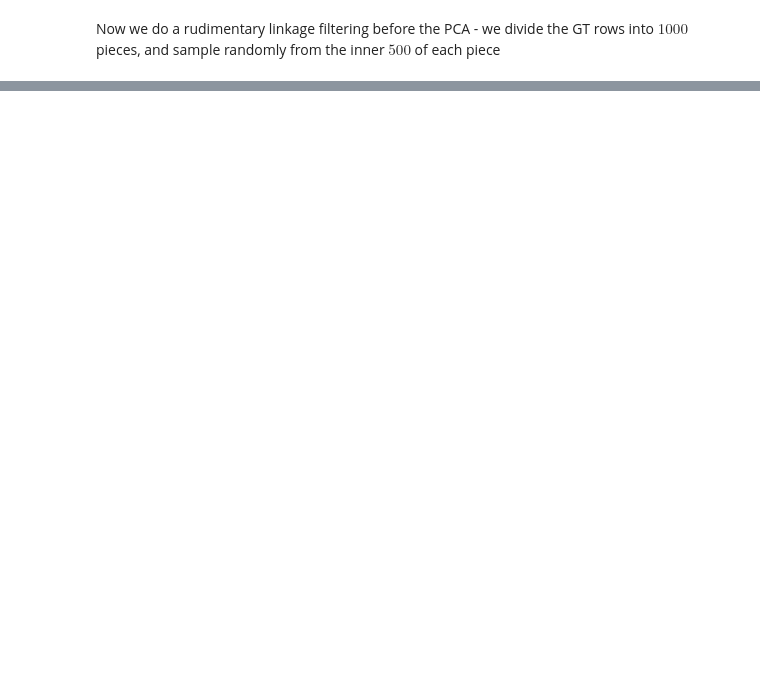
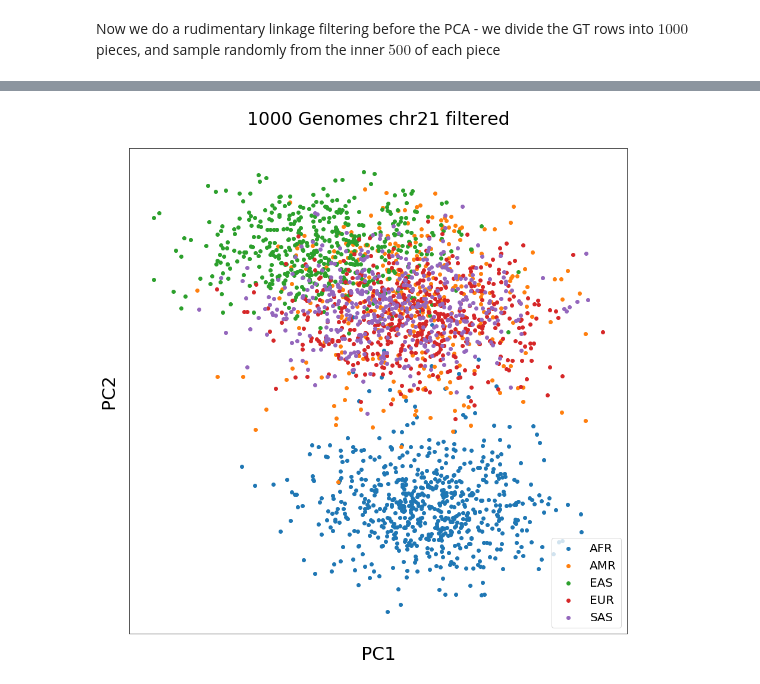
Before and after one commit to chrisporras/1000Genomes-PCA, a Jupyter notebook: notebooks/Manual_PCA1000Genome.ipynb, the cells around one changed output, grey strips where cells are left out. Saved outputs shown, nothing was run; the diff lists cells and outputs as text; code cells hidden in the pictures; blank space fills up the shorter version.

```diff
--- a/notebooks/Manual_PCA1000Genome.ipynb
+++ b/notebooks/Manual_PCA1000Genome.ipynb
@@ -156,11 +161,11 @@ key.head()
 ### Get indices of rows for our data in the key
 key_id = key.iloc[:,1]
 GT_id = callset["samples"]
-idx = []
+idx = np.empty(len(GT_id))
 for i in range(len(key_id)):
     for j in range(len(GT_id)):
         if key_id[i] == GT_id[j]:
-            idx += i
+            idx[j] = i
 # %%
 pops = key.iloc[idx,6] # populations for our chr21 data
 # %%
@@ -209,7 +209,7 @@ plt.scatter(ConvertedGTProj1, ConvertedGTProj2)
 # %% [markdown]
 Now we do a rudimentary linkage filtering before the PCA - we divide the GT rows into $1000$ pieces, and sample randomly from the inner $500$ of each piece
 # %%
-def SamplingSegments(Reference, Variants, GT, ConvertedGT, SegmentLength)
+def SamplingSegments(Reference, Variants, GT, ConvertedGT, SegmentLength):
     NumSegments = int(ConvertedGT.shape[0]/SegmentLength)
     Remainder = ConvertedGT.shape[0] % NumSegments
     Indices = np.array([NumSegments*i for i in range(int(ConvertedGT.shape[0]/NumSegments)+1)])
@@ -226,7 +226,7 @@ def SamplingSegments(Reference, Variants, GT, ConvertedGT, SegmentLength)
             ConvertedSamples[i] = ConvertedGT[Row][:]
             Samples[i] = GT[Row][:][:]
             RefSegment[i] = Reference[Row][0]
-            VarSegment[i] = Varariants[Row]
+            VarSegment[i] = Variants[Row]
         else:
             Row = np.random.choice(ConvertedGTRows[(Indices[i]+int(Remainder/4)):(ConvertedGT.shape[0]-int(Remainder/4))], 1, p=np.repeat(1/(Remainder/2+1), int(Remainder/2+1)))
             ConvertedSamples[i] = ConvertedGT[Row][:]
@@ -307,12 +325,16 @@ fig.savefig("unfiltered_chr21_PCA.jpg",quality=95)
 # %%
-plt.figure(figsize=(15,15))
-for samp in samples:
-    plt.scatter(PC1[samp],PC2[samp], label = pop_arr[samp][0])
-plt.xlabel("PC1",fontsize=30,labelpad=20)
-plt.xticks([])
-plt.ylabel("PC2",fontsize=30,labelpad=20)
-plt.yticks([])
-plt.legend(loc =4,prop={'size':20})
-plt.title("1000 Genomes chr21 unfiltered",fontsize=30,pad = 40)
+def PlotPC122D(Matrix, PCs, samples, plot_name, file_name):
+    PC1 = Matrix.T@PCs[:, 0]
+    PC2 = Matrix.T@PCs[:, 1]
+    PC3 = Matrix.T@PCs[:, 2]
 
-plt.savefig("unfiltered_chr21_PC1PC2.jpg",quality=95)
+    plt.figure(figsize=(15,15))
+    for samp in samples:
+        plt.scatter(PC1[samp],PC2[samp], label = pop_arr[samp][0])
+    plt.xlabel("PC1",fontsize=30,labelpad=20)
+    plt.xticks([])
+    plt.ylabel("PC2",fontsize=30,labelpad=20)
+    plt.yticks([])
+    plt.legend(loc =4,prop={'size':20})
+    plt.title(plot_name,fontsize=30,pad = 40)
+    plt.savefig(file_name,quality=95)
@@ -330,0 +394,4 @@ plt.savefig("unfiltered_chr21_PC2PC3.jpg",quality=95)
+# %%
+PlotPC122D(ConvertedSamples, PCs, samples, "1000 Genomes chr21 filtered", "filtered_chr21_PC1PC2.jpg")
+# %% [output]
+[figure, added]
```
Also changed, not shown: parts of 35 cells of this notebook.
